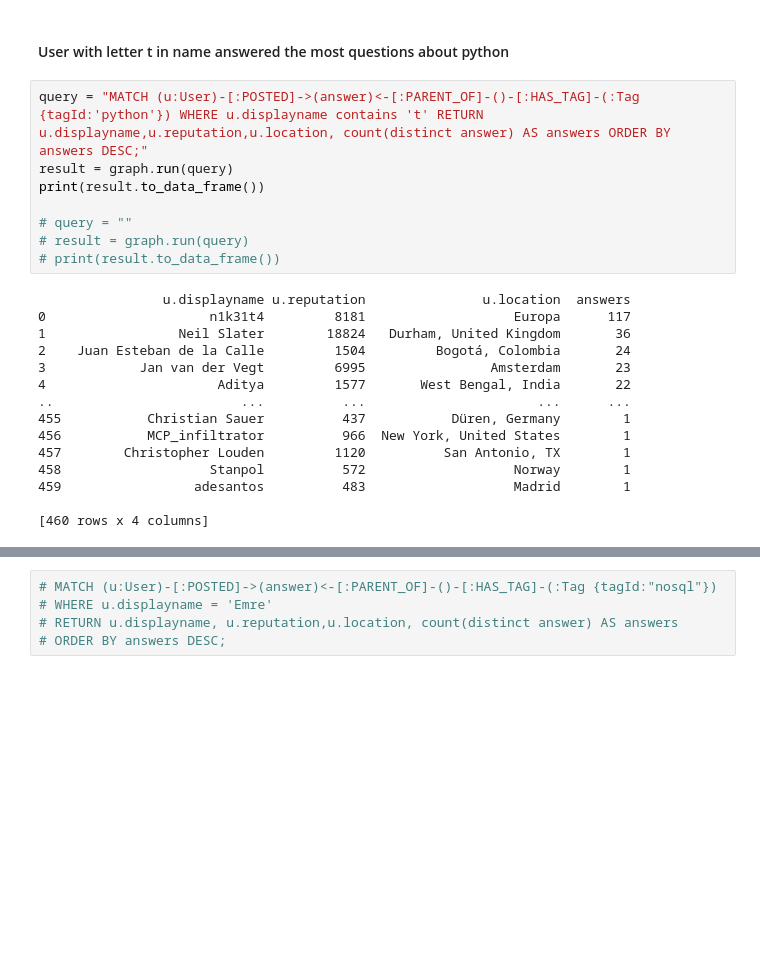
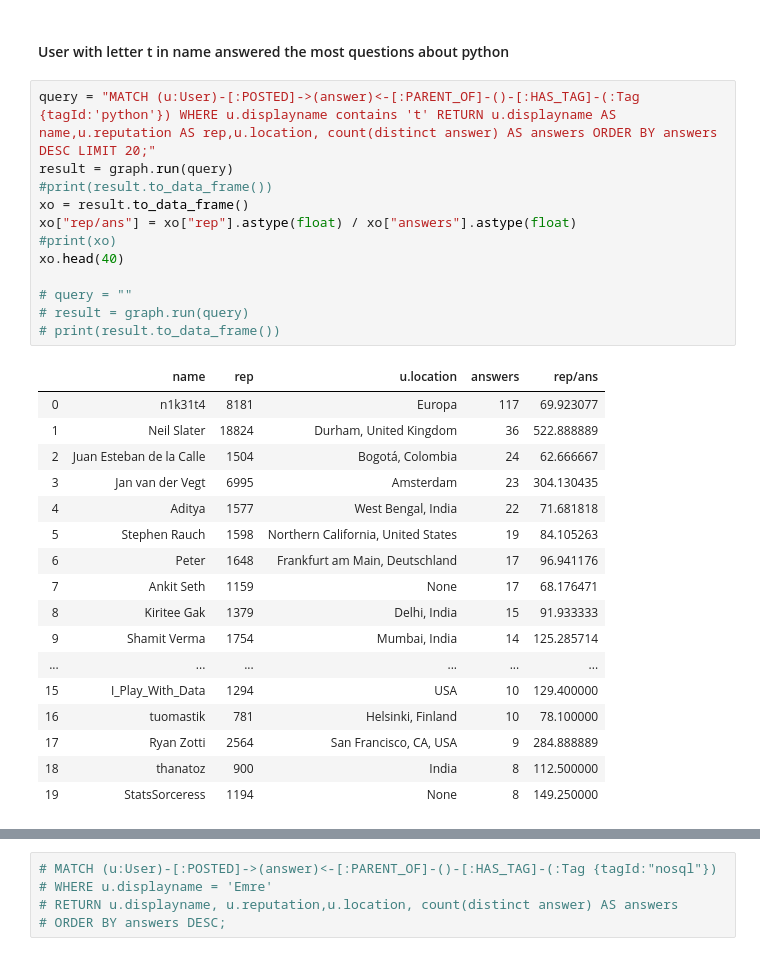
Before and after one commit to jonhealy1/stack_exchange_data_science, a Jupyter notebook: stack_data_science_1.ipynb, the cells around one changed output, grey strips where cells are left out. Saved outputs shown, nothing was run; the diff lists cells and outputs as text; blank space fills up the shorter version.

```diff
--- a/stack_data_science_1.ipynb
+++ b/stack_data_science_1.ipynb
@@ -93,25 +94,32 @@ print(result.to_data_frame())
 # %% [markdown]
 #### User with letter t in name answered the most questions about python
 # %%
-query = "MATCH (u:User)-[:POSTED]->(answer)<-[:PARENT_OF]-()-[:HAS_TAG]-(:Tag {tagId:'python'}) WHERE u.displayname contains 't' RETURN u.displayname,u.reputation,u.location, count(distinct answer) AS answers ORDER BY answers DESC;"
+query = "MATCH (u:User)-[:POSTED]->(answer)<-[:PARENT_OF]-()-[:HAS_TAG]-(:Tag {tagId:'python'}) WHERE u.displayname contains 't' RETURN u.displayname AS name,u.reputation AS rep,u.location, count(distinct answer) AS answers ORDER BY answers DESC LIMIT 20;"
 result = graph.run(query)
-print(result.to_data_frame())
+#print(result.to_data_frame())
+xo = result.to_data_frame()
+xo["rep/ans"] = xo["rep"].astype(float) / xo["answers"].astype(float)
+#print(xo)
+xo.head(40)
 
 # query = ""
 # result = graph.run(query)
 # print(result.to_data_frame())
 # %% [output]
-                u.displayname u.reputation               u.location  answers
-0                     n1k31t4         8181                   Europa      117
-1                 Neil Slater        18824   Durham, United Kingdom       36
-2    Juan Esteban de la Calle         1504         Bogotá, Colombia       24
-3            Jan van der Vegt         6995                Amsterdam       23
-4                      Aditya         1577       West Bengal, India       22
-..                        ...          ...                      ...      ...
-455           Christian Sauer          437           Düren, Germany        1
-456           MCP_infiltrator          966  New York, United States        1
-457        Christopher Louden         1120          San Antonio, TX        1
-458                   Stanpol          572                   Norway        1
-459                 adesantos          483                   Madrid        1
-
-[460 rows x 4 columns]
+|  | name | rep | u.location | answers | rep/ans |
+| 0 | n1k31t4 | 8181 | Europa | 117 | 69.923077 |
+| 1 | Neil Slater | 18824 | Durham, United Kingdom | 36 | 522.888889 |
+| 2 | Juan Esteban de la Calle | 1504 | Bogotá, Colombia | 24 | 62.666667 |
+| 3 | Jan van der Vegt | 6995 | Amsterdam | 23 | 304.130435 |
+| 4 | Aditya | 1577 | West Bengal, India | 22 | 71.681818 |
+| 5 | Stephen Rauch | 1598 | Northern California, United States | 19 | 84.105263 |
+| 6 | Peter | 1648 | Frankfurt am Main, Deutschland | 17 | 96.941176 |
+| 7 | Ankit Seth | 1159 | None | 17 | 68.176471 |
+| 8 | Kiritee Gak | 1379 | Delhi, India | 15 | 91.933333 |
+| 9 | Shamit Verma | 1754 | Mumbai, India | 14 | 125.285714 |
+| ... | ... | ... | ... | ... | ... |
+| 15 | I_Play_With_Data | 1294 | USA | 10 | 129.400000 |
+| 16 | tuomastik | 781 | Helsinki, Finland | 10 | 78.100000 |
+| 17 | Ryan Zotti | 2564 | San Francisco, CA, USA | 9 | 284.888889 |
+| 18 | thanatoz | 900 | India | 8 | 112.500000 |
+| 19 | StatsSorceress | 1194 | None | 8 | 149.250000 |
```
Also changed, not shown: parts of 3 cells of this notebook, 5 other files.
